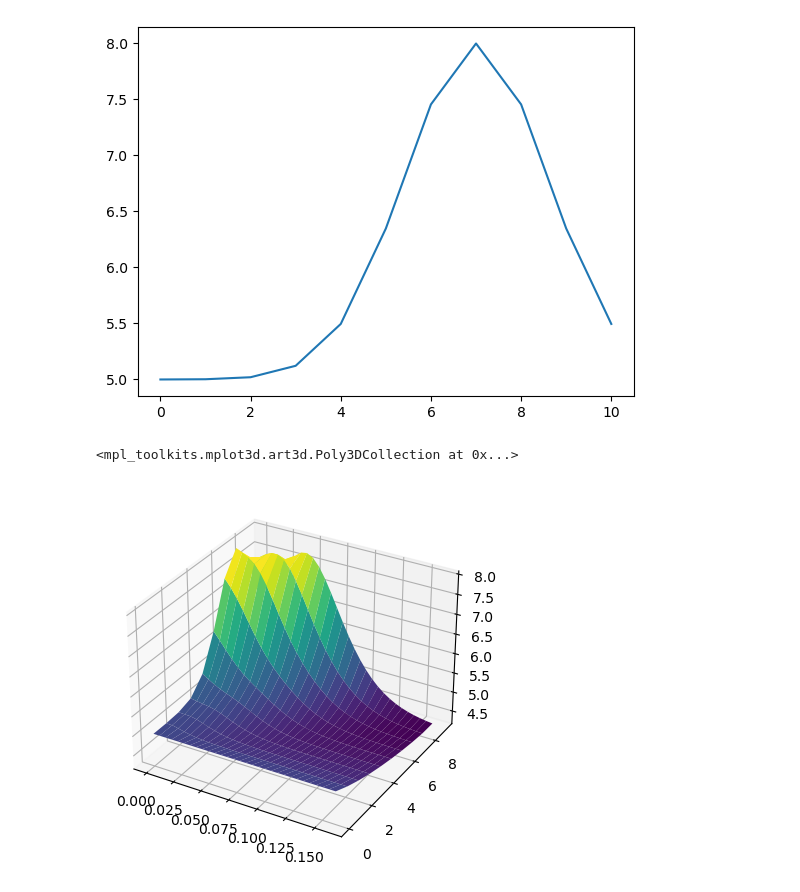
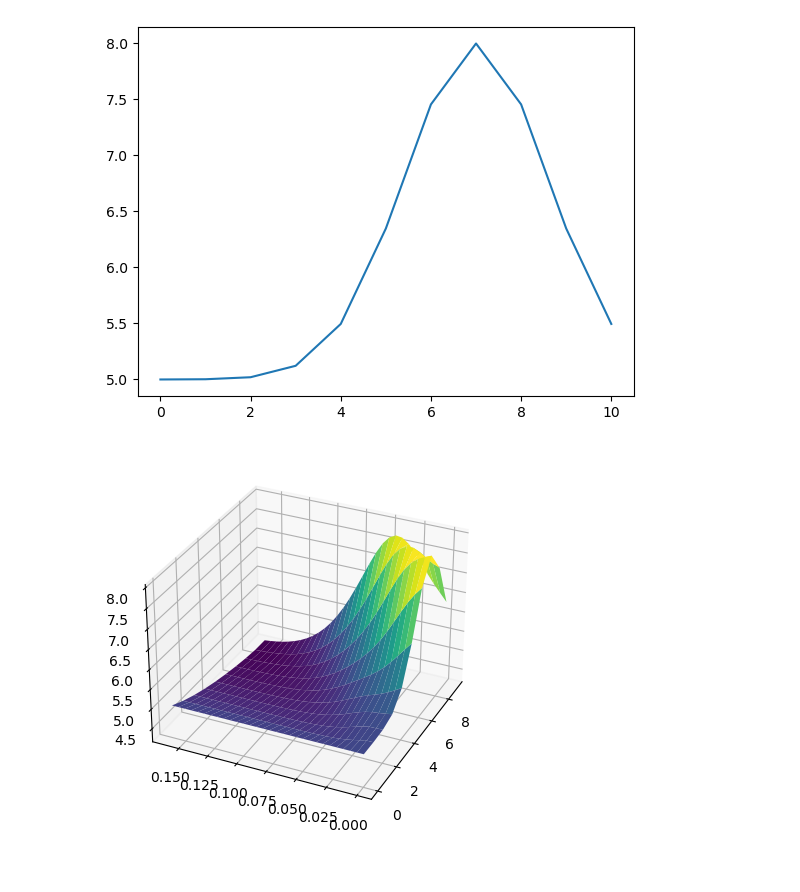
Before and after one commit to izalu24/Praca-licencjacka, a Jupyter notebook: rozwiazania.ipynb, the cells around one changed output. Saved outputs shown, nothing was run; the diff lists cells and outputs as text; code cells hidden in the pictures.

```diff
--- a/rozwiazania.ipynb
+++ b/rozwiazania.ipynb
@@ -49,9 +49,9 @@ plt.plot(space,  5 + 3*np.exp((-(space - 7)**2)/5))
 # %%
 S, T = np.meshgrid(space[0:-1], time[0:-1])
 ax = plt.axes(projection='3d')
-ax.plot_surface(T, S, rho.transpose()[0:-1, 0:-1], cmap='viridis', edgecolor='none')
+ax.plot_surface(S, T, rho.transpose()[0:-1, 0:-1], cmap='viridis', edgecolor='none')
+ax.view_init(elev=30, azim=-155)
 # %% [output]
-<mpl_toolkits.mplot3d.art3d.Poly3DCollection at 0x...>
-[figure, old version]
+[figure, new version]
 # %%
 ax = plt.axes(projection='3d')
```
Also changed, not shown: parts of 3 cells of this notebook.
